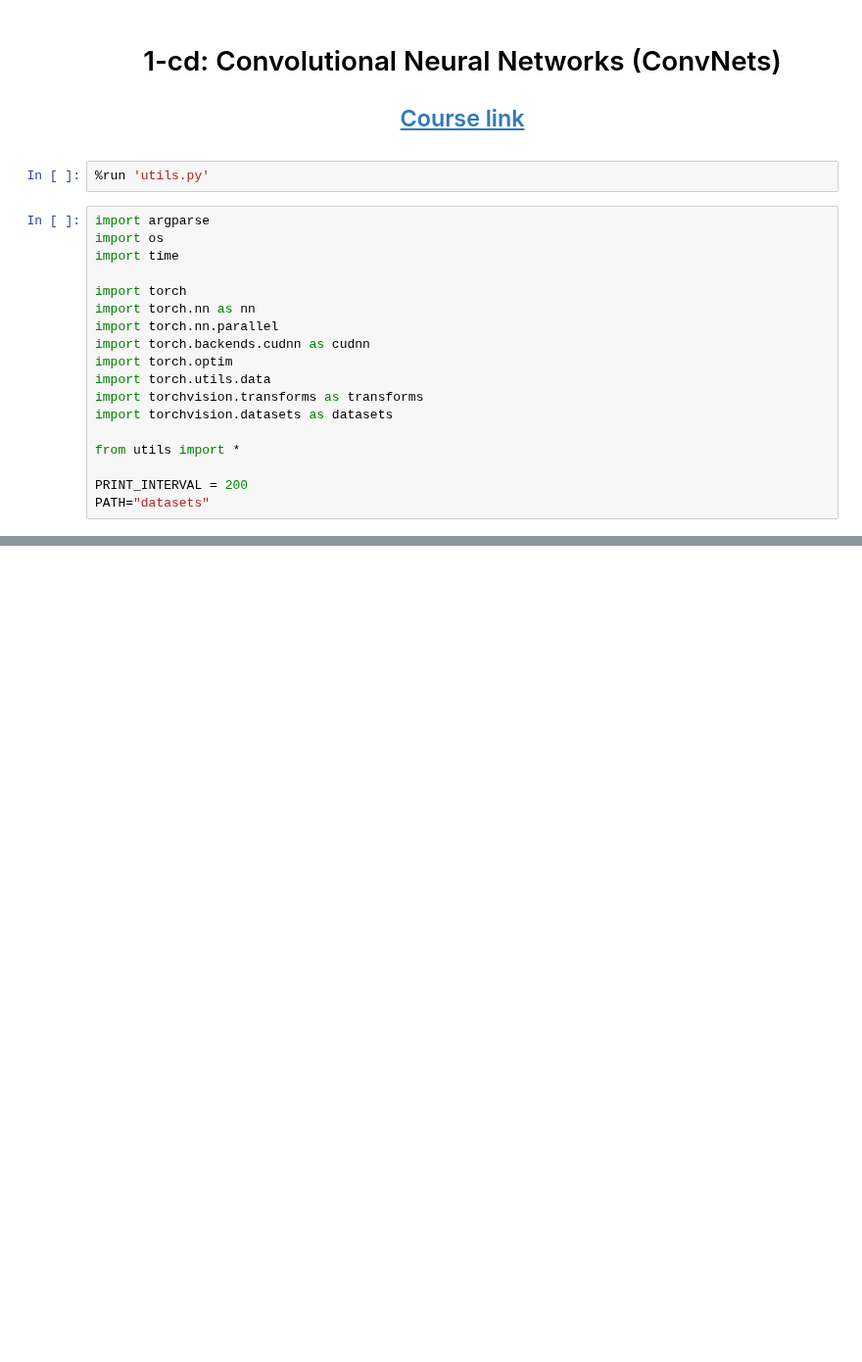
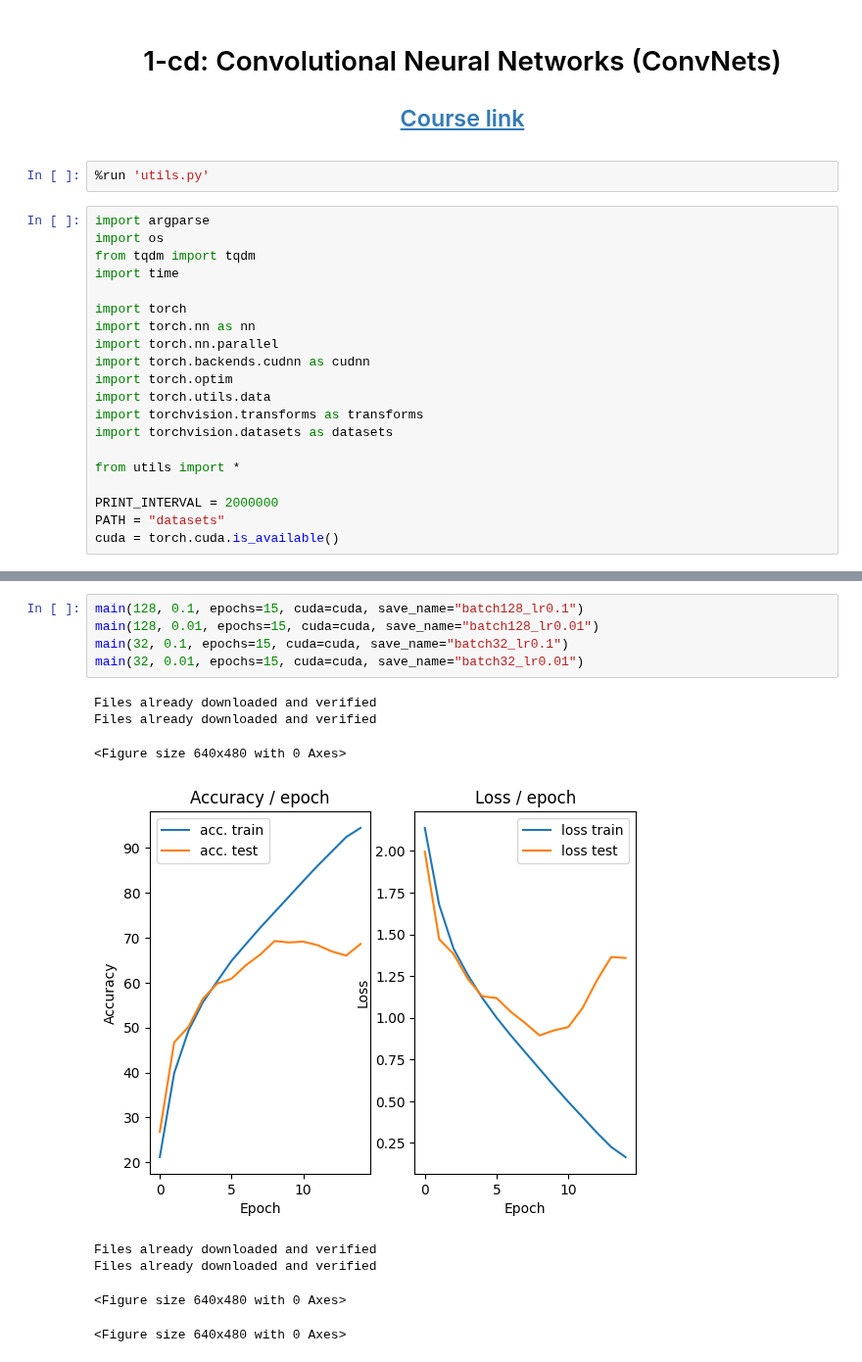
Before and after one commit to CharlesAttend/M2-DAC, a Jupyter notebook: RDFIA/TME/TME3-4/1_cd_CNNs.ipynb, the cells around one changed output, grey strips where cells are left out. Shown at 98% size. Cells and saved outputs as stored; diff of their text form; blank space fills up the shorter version.

```diff
--- a/RDFIA/TME/TME3-4/1_cd_CNNs.ipynb
+++ b/RDFIA/TME/TME3-4/1_cd_CNNs.ipynb
@@ -7,6 +7,7 @@
 # %%
 import argparse
 import os
+from tqdm import tqdm
 import time
 
 import torch
@@ -20,8 +21,9 @@ import torchvision.datasets as datasets
 
 from utils import *
 
-PRINT_INTERVAL = 200
-PATH="datasets"
+PRINT_INTERVAL = 2000000
+PATH = "datasets"
+cuda = torch.cuda.is_available()
 # %%
 class ConvNet(nn.Module):
     """
@@ -217,0 +209,14 @@ Extracting datasets/MNIST/raw/t10k-labels-idx1-ubyte.gz to datasets/MNIST/raw
+# %%
+main(128, 0.1, epochs=15, cuda=cuda, save_name="batch128_lr0.1")
+main(128, 0.01, epochs=15, cuda=cuda, save_name="batch128_lr0.01")
+main(32, 0.1, epochs=15, cuda=cuda, save_name="batch32_lr0.1")
+main(32, 0.01, epochs=15, cuda=cuda, save_name="batch32_lr0.01")
+# %% [output]
+Files already downloaded and verified
+Files already downloaded and verified
+<Figure size 640x480 with 0 Axes>
+[figure, added]
+Files already downloaded and verified
+Files already downloaded and verified
+<Figure size 640x480 with 0 Axes>
+<Figure size 640x480 with 0 Axes>
```
Also changed, not shown: parts of 3 cells of this notebook, 7 other files.
